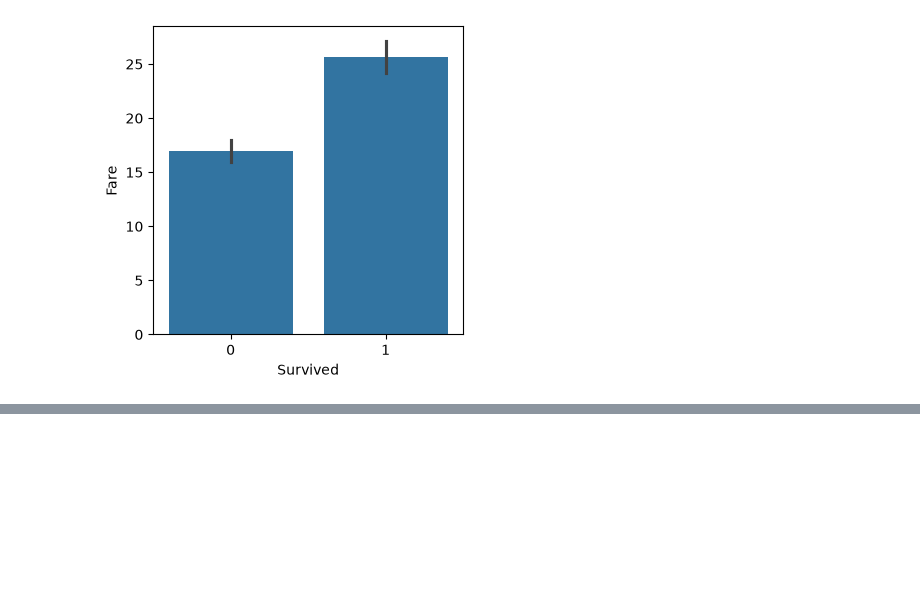
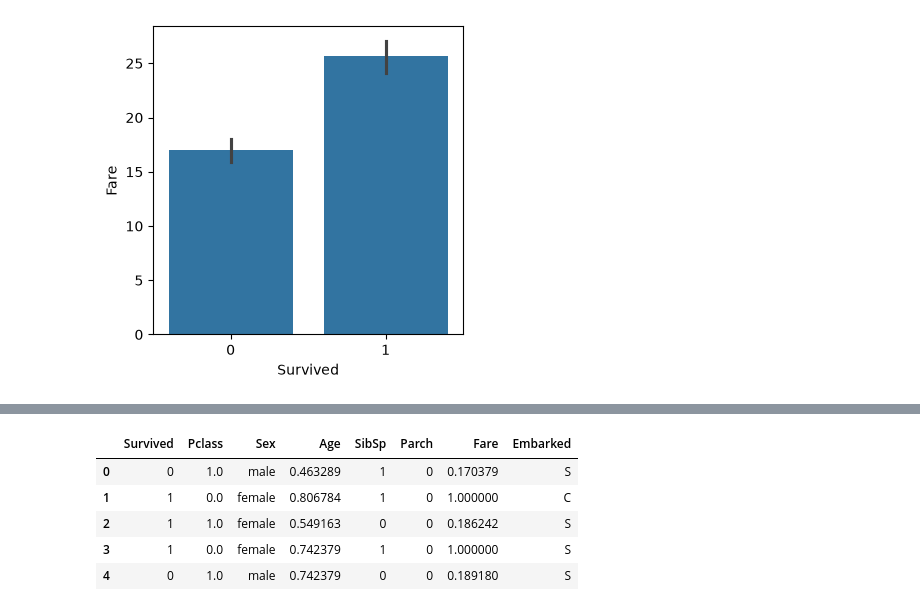
Before and after one commit to fahd-sherif/BNS5_AIS2_S1-DEPI5-AMIT, a Jupyter notebook: src/Data-analysis/preproccessimg_stp.ipynb, the cells around one changed output, grey strips where cells are left out. Cells and saved outputs as stored; diff of their text form; code cells hidden in the pictures; blank space fills up the shorter version.

```diff
--- a/src/Data-analysis/preproccessimg_stp.ipynb
+++ b/src/Data-analysis/preproccessimg_stp.ipynb
@@ -377,0 +428,9 @@ plt.show()
+# %%
+x.head()
+# %% [output]
+|  | Survived | Pclass | Sex | Age | SibSp | Parch | Fare | Embarked |
+| 0 | 0 | 1.0 | male | 0.463289 | 1 | 0 | 0.170379 | S |
+| 1 | 1 | 0.0 | female | 0.806784 | 1 | 0 | 1.000000 | C |
+| 2 | 1 | 1.0 | female | 0.549163 | 0 | 0 | 0.186242 | S |
+| 3 | 1 | 0.0 | female | 0.742379 | 1 | 0 | 1.000000 | S |
+| 4 | 0 | 1.0 | male | 0.742379 | 0 | 0 | 0.189180 | S |
```
Also changed, not shown: parts of 19 cells of this notebook.
